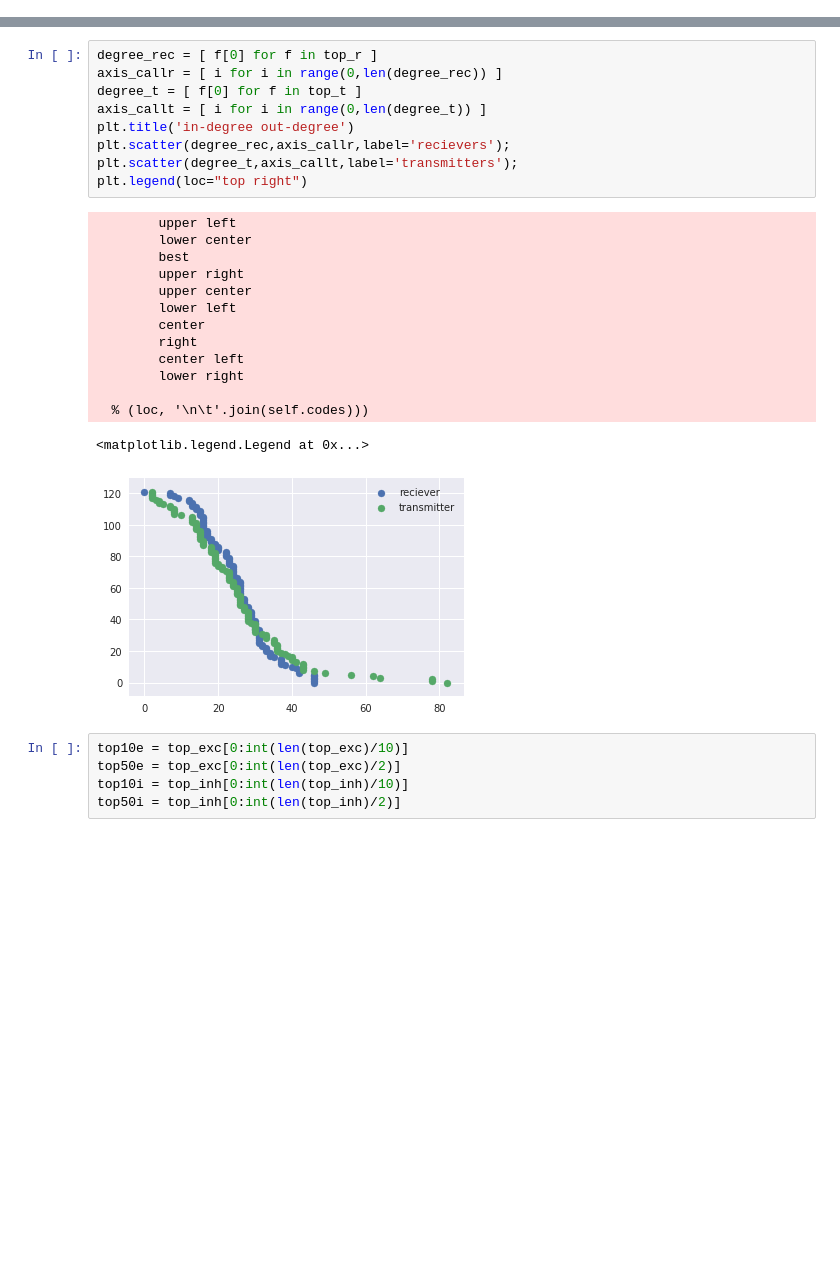
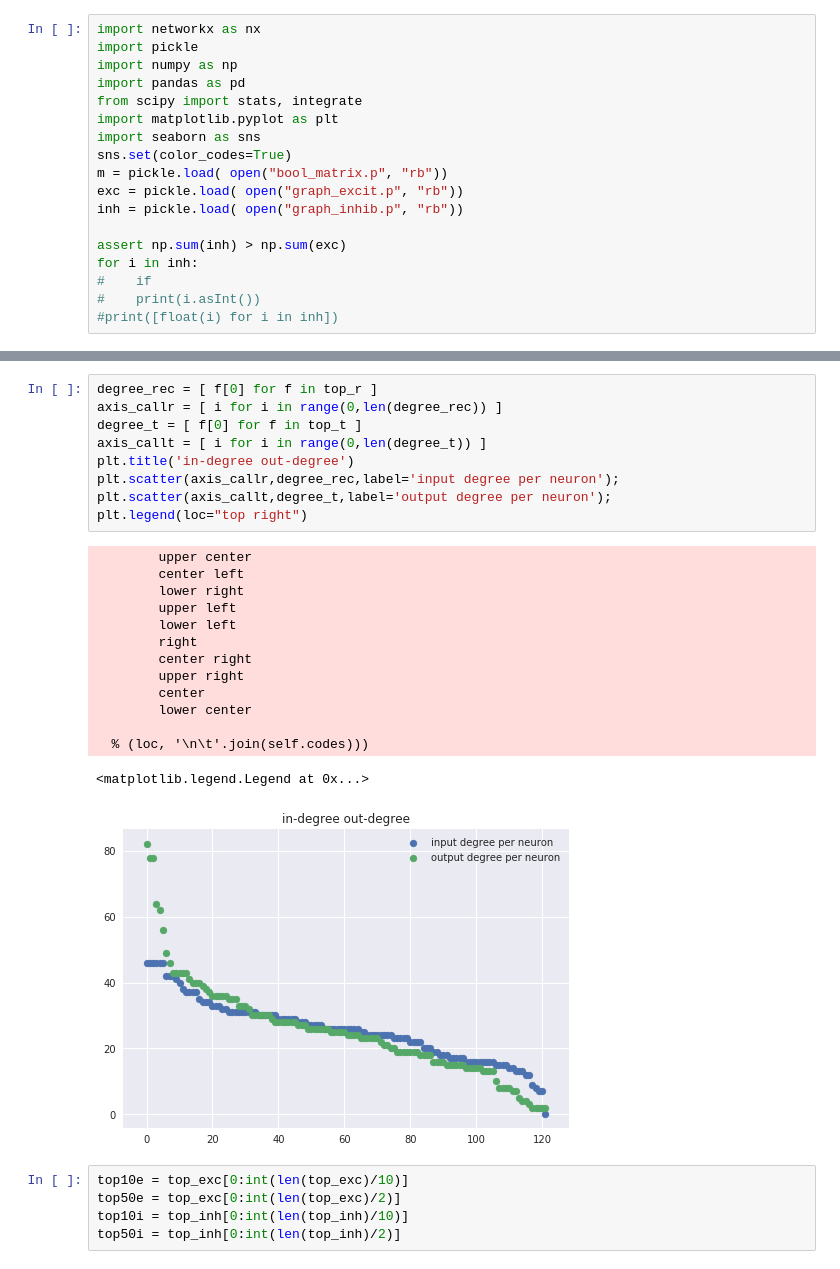
Before and after one commit to russelljjarvis/SpinnakerHippocampus, a Jupyter notebook: Distribution.ipynb, the cells around one changed output, grey strips where cells are left out. Saved outputs shown, nothing was run; the diff lists cells and outputs as text; blank space fills up the shorter version.

```diff
--- a/Distribution.ipynb
+++ b/Distribution.ipynb
@@ -0,0 +1,18 @@
+# %%
+import networkx as nx
+import pickle
+import numpy as np
+import pandas as pd
+from scipy import stats, integrate
+import matplotlib.pyplot as plt
+import seaborn as sns
+sns.set(color_codes=True)
+m = pickle.load( open("bool_matrix.p", "rb"))
+exc = pickle.load( open("graph_excit.p", "rb"))
+inh = pickle.load( open("graph_inhib.p", "rb"))
+
+assert np.sum(inh) > np.sum(exc)
+for i in inh:
+#    if
+#    print(i.asInt())
+#print([float(i) for i in inh])
@@ -27,27 +110,27 @@ top_exc = sorted(([ (v,k) for k, v in dict(gexc).items() ]), reverse=True)
 # %%
 degree_rec = [ f[0] for f in top_r ]
 axis_callr = [ i for i in range(0,len(degree_rec)) ]
 degree_t = [ f[0] for f in top_t ]
 axis_callt = [ i for i in range(0,len(degree_t)) ]
 plt.title('in-degree out-degree')
-plt.scatter(degree_rec,axis_callr,label='recievers');
-plt.scatter(degree_t,axis_callt,label='transmitters');
+plt.scatter(axis_callr,degree_rec,label='input degree per neuron');
+plt.scatter(axis_callt,degree_t,label='output degree per neuron');
 plt.legend(loc="top right")
 # %% [output]
-        upper left
-        lower center
-        best
-        upper right
         upper center
-        lower left
-        center
-        right
         center left
         lower right
+        upper left
+        lower left
+        right
+        center right
+        upper right
+        center
+        lower center
 
   % (loc, '\n\t'.join(self.codes)))
 <matplotlib.legend.Legend at 0x...>
-[figure, old version]
+[figure, new version]
 # %%
 top10e = top_exc[0:int(len(top_exc)/10)]
 top50e = top_exc[0:int(len(top_exc)/2)]
```
Also changed, not shown: parts of 6 cells of this notebook, 1 other file.
